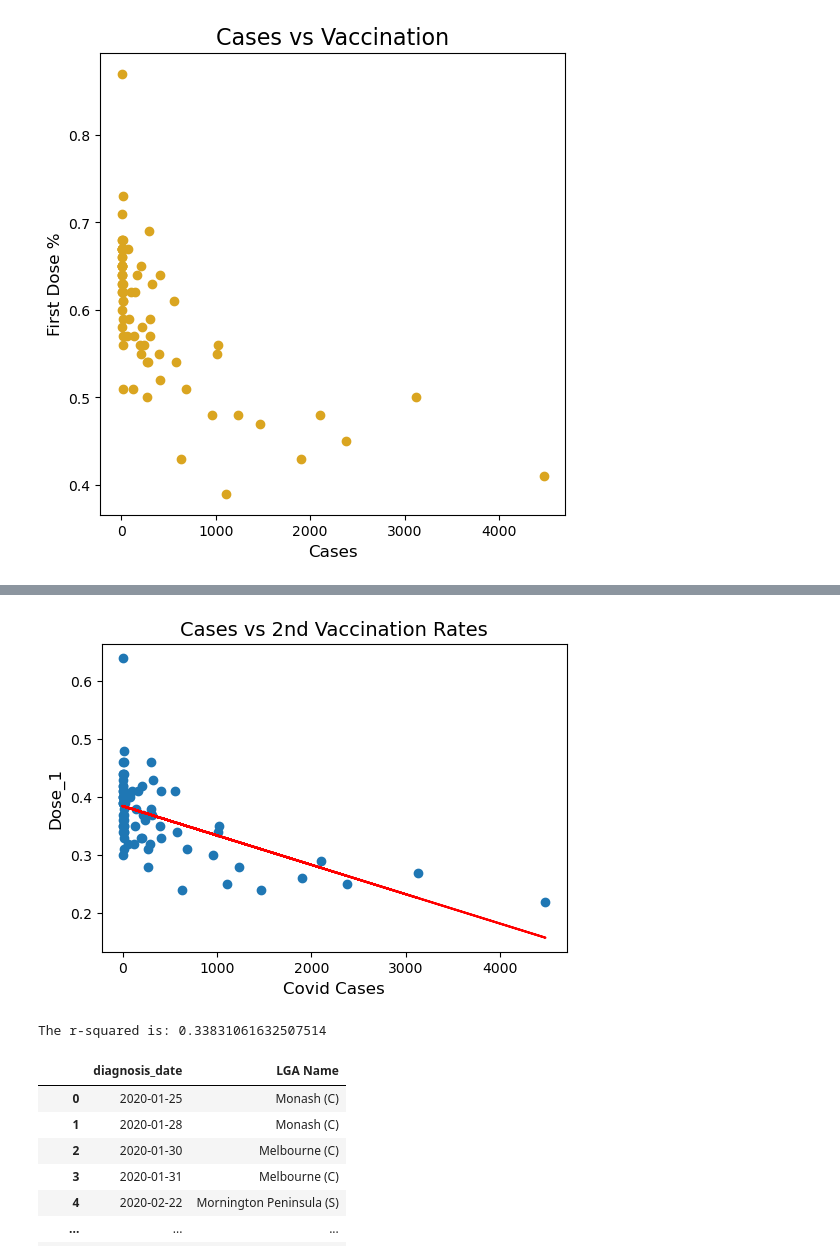
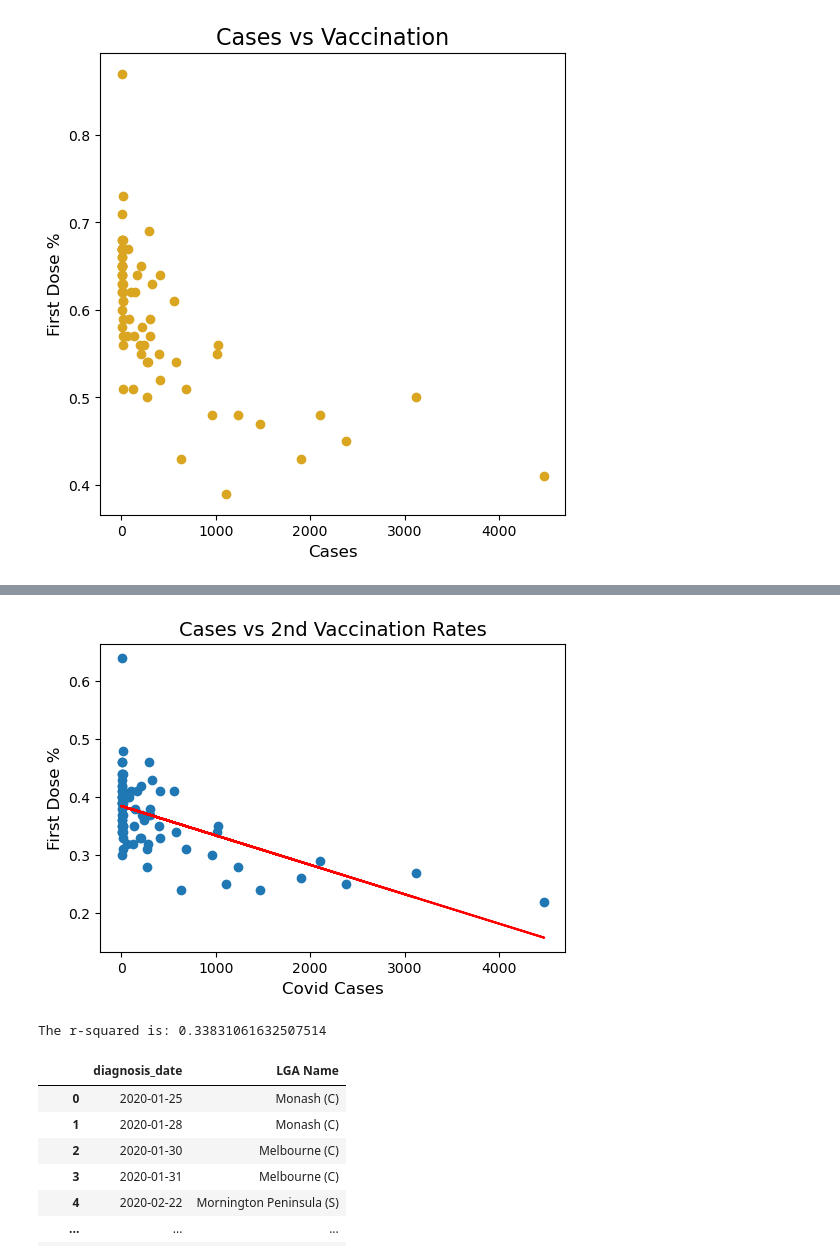
Before and after one commit to BenPickles85/bootcamp-project-1, a Jupyter notebook: LGA Cases vs Vax.ipynb, the cells around one changed output, grey strips where cells are left out. Drawn from its saved outputs; the diff is of its cells as text; code cells hidden in the pictures.

```diff
--- a/LGA Cases vs Vax.ipynb
+++ b/LGA Cases vs Vax.ipynb
@@ -139,24 +128,25 @@ print(f"The r-squared is: {rvalue**2}")
 The r-squared is: 0.4184709577591137
 # %%
+#Create regression plot comparing total cases for each LGA vs LGA second dose vaccination rates
 x_values = merged_df['Covid Cases']
 y_values = merged_df['Second Dose %']
 
 (slope, intercept, rvalue, pvalue, stderr) = linregress(x_values, y_values)
 regress_values = x_values * slope + intercept
 line_eq = "y = " + str(round(slope,2)) + "x + " + str(round(intercept,2))
 
 fig1, ax1 = plt.subplots(figsize=(6, 4))
 plt.scatter(x_values,y_values)
 plt.plot(x_values,regress_values,"r-")
 plt.annotate(line_eq,(0,50),fontsize=10,color="tomato")
 plt.title("Cases vs 2nd Vaccination Rates",fontsize =14)
 plt.xlabel("Covid Cases",fontsize =12)
-plt.ylabel("Dose_1",fontsize =12)
+plt.ylabel("First Dose %",fontsize =12)
 plt.annotate(line_eq,(21,37),fontsize=10,color="black")
 plt.show()
 print(f"The r-squared is: {rvalue**2}")
 # %% [output]
-[figure, old version]
+[figure, new version]
 The r-squared is: 0.33831061632507514
 # %%
 #Format date column
```
Also changed, not shown: parts of 10 cells of this notebook, 2 other files.
